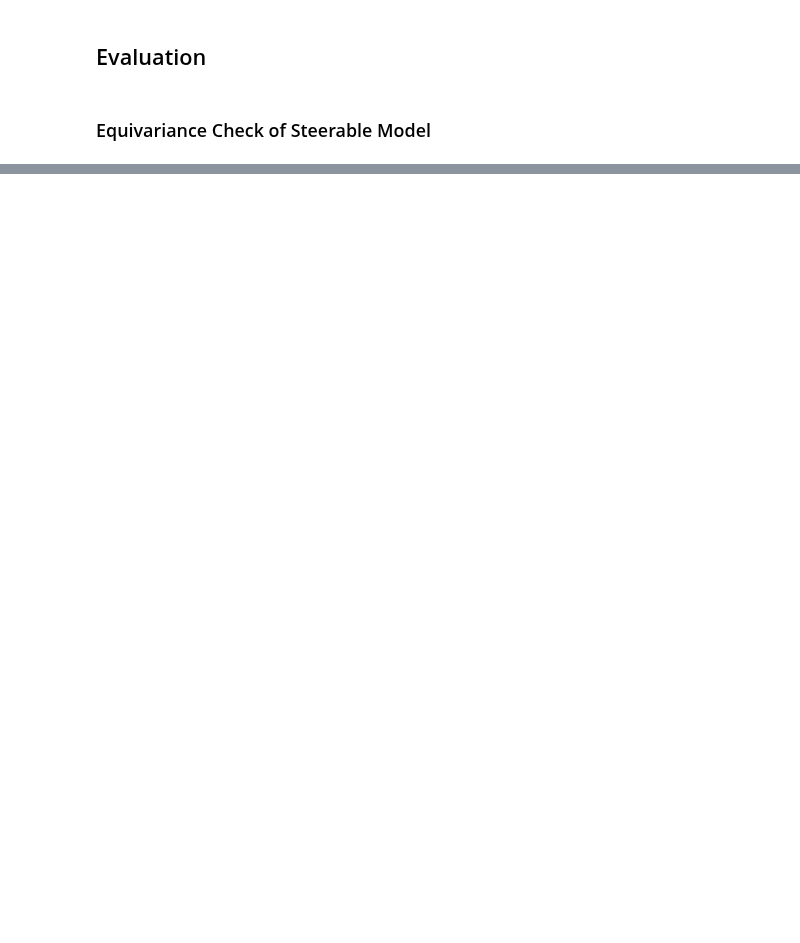
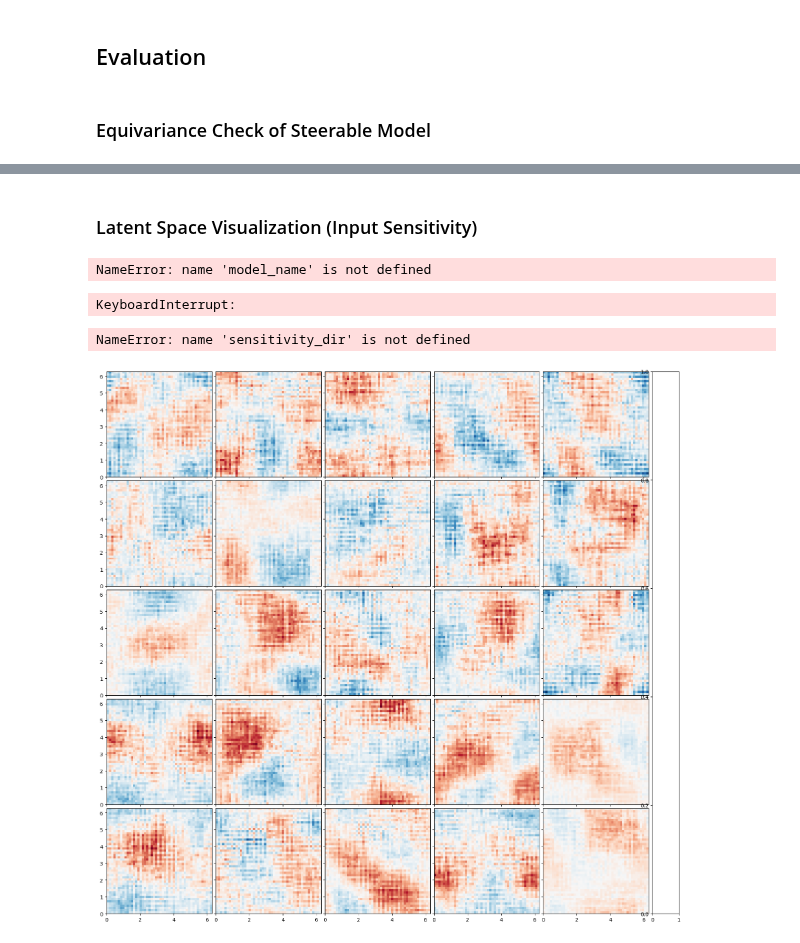
Before and after one commit to FynnFromme/rb-equivariant-cnns, a Jupyter notebook: experiments/experiments.ipynb, the cells around one changed output, grey strips where cells are left out. Cells and saved outputs as stored; diff of their text form; code cells hidden in the pictures; blank space fills up the shorter version.

```diff
--- a/experiments/experiments.ipynb
+++ b/experiments/experiments.ipynb
@@ -169,11 +169,12 @@ optimizer = OPTIMIZER(model.parameters(), lr=LEARNING_RATE, weight_decay=WEIGHT_
 # data augmentation only by 90° rotations for efficiency reasons
 data_augmentation = DataAugmentation(in_height=model.in_dims[-1], gspace=gspaces.flipRot2dOnR2(N=4))
 # %%
-START_EPOCH = 0 # loads pretrained model if greater 0, loads last available epoch for -1
+START_EPOCH = -1 # loads pretrained model if greater 0, loads last available epoch for -1
+TRAIN_NAME = 'test1'
 
 initial_early_stop_count, loaded_epoch = training.load_trained_model(model=model, optimizer=optimizer,
-                                                                     train_name='experiment', models_dir=models_dir,
-                                                       model_name=model_name, epoch=START_EPOCH)
+                                                                     train_name=TRAIN_NAME, models_dir=models_dir,
+                                                                     model_name=model_name, epoch=START_EPOCH)
 
 lr_scheduler = torch.optim.lr_scheduler.MultiStepLR(optimizer, milestones=LR_DECAY_EPOCHS,
                                                     gamma=LR_DECAY, last_epoch=loaded_epoch-1)
@@ -248,0 +228,36 @@ Video(os.path.join(anim_dir, 'height.mp4'))
+# %% [markdown]
+### Latent Space Visualization (Input Sensitivity)
+# %%
+sensitivity_dir = os.path.join('.', 'results', 'latent_sensitivity', model_name)
+# %% [output]
+NameError: name 'model_name' is not defined
+# %%
+from utils.evaluation import compute_latent_sensitivity
+
+SAMPLES = N_TEST
+
+avg_sensitivity, avg_abs_sensitivity = compute_latent_sensitivity(model, test_dataset, samples=SAMPLES,
+                                                                  save_dir=sensitivity_dir,
+                                                                  filename=TRAIN_NAME)
+# %% [output]
+KeyboardInterrupt:
+# %%
+from utils.evaluation import load_latent_sensitivity
+
+avg_sensitivity, avg_abs_sensitivity = load_latent_sensitivity(sensitivity_dir, TRAIN_NAME)
+# %% [output]
+NameError: name 'sensitivity_dir' is not defined
+# %%
+from utils.visualization import show_latent_patterns
+
+
+ABS_SENSITIVITY = False
+CHANNEL = 0
+SLICE = 16
+AXIS = 2
+
+
+sensitivity_data = avg_abs_sensitivity if ABS_SENSITIVITY else avg_sensitivity
+show_latent_patterns(avg_sensitivity, ABS_SENSITIVITY, num=25, channel=CHANNEL, slice=SLICE, axis=AXIS)
+# %% [output]
+[figure, added]
```
Also changed, not shown: parts of 20 cells of this notebook, 4 other files.
